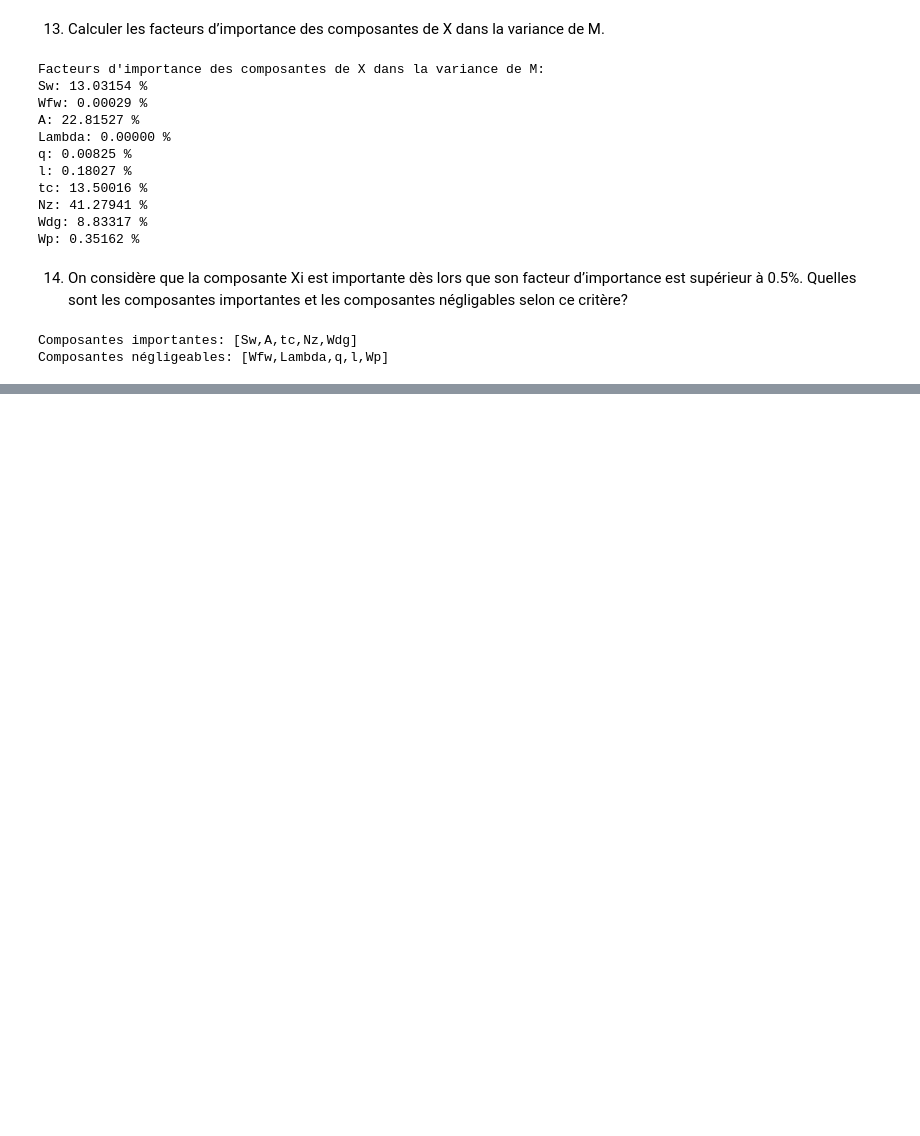
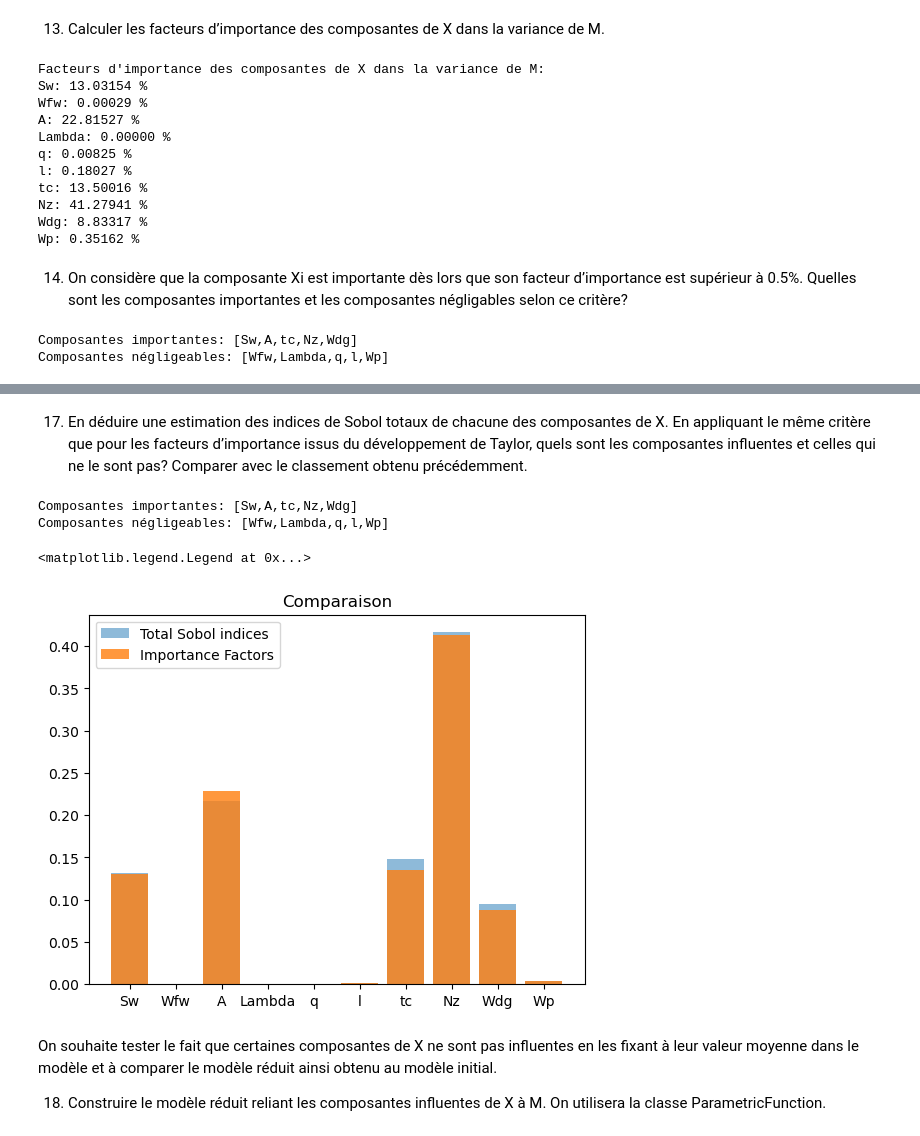
Before and after one commit to Abdellah-Laassairi/QI-mass-model-wing-aircraft, a Jupyter notebook: notebook.ipynb, the cells around one changed output, grey strips where cells are left out. Saved outputs shown, nothing was run; the diff lists cells and outputs as text; code cells hidden in the pictures; blank space fills up the shorter version.

```diff
--- a/notebook.ipynb
+++ b/notebook.ipynb
@@ -258,0 +323,41 @@ Composantes négligeables: [Wfw,Lambda,q,l,Wp]
+# %% [markdown]
+17. En déduire une estimation des indices de Sobol totaux de chacune des composantes de X.
+En appliquant le même critère que pour les facteurs d’importance issus du développement
+de Taylor, quels sont les composantes influentes et celles qui ne le sont pas? Comparer avec
+le classement obtenu précédemment.
+# %%
+threshold = 0.005  # 0.5% threshold
+influential_components = []
+non_influential_components = []
+
+# Seuil d'importance
+threshold = 0.005
+
+important_components = []
+negligible_components = []
+
+
+for i, index in enumerate(total_sobol_indices):
+    if index > threshold:
+        influential_components.append(i)
+    else:
+        non_influential_components.append(i)
+
+print("Composantes importantes:", nom_sources[influential_components])
+print("Composantes négligeables:", nom_sources[non_influential_components])
+
+plt.title("Comparaison")
+plt.bar(nom_sources, total_sobol_indices, label="Total Sobol indices", alpha=0.5)
+plt.bar(nom_sources, importance_factors, label="Importance Factors", alpha=0.8)
+plt.legend()
+# %% [output]
+Composantes importantes: [Sw,A,tc,Nz,Wdg]
+Composantes négligeables: [Wfw,Lambda,q,l,Wp]
+<matplotlib.legend.Legend at 0x...>
+[figure, added]
+# %% [markdown]
+On souhaite tester le fait que certaines composantes de X ne sont pas influentes en les fixant à
+leur valeur moyenne dans le modèle et à comparer le modèle réduit ainsi obtenu au modèle initial.
+
+18. Construire le modèle réduit reliant les composantes influentes de X à M. On utilisera la
+classe ParametricFunction.
```
Also changed, not shown: parts of 14 cells of this notebook.
